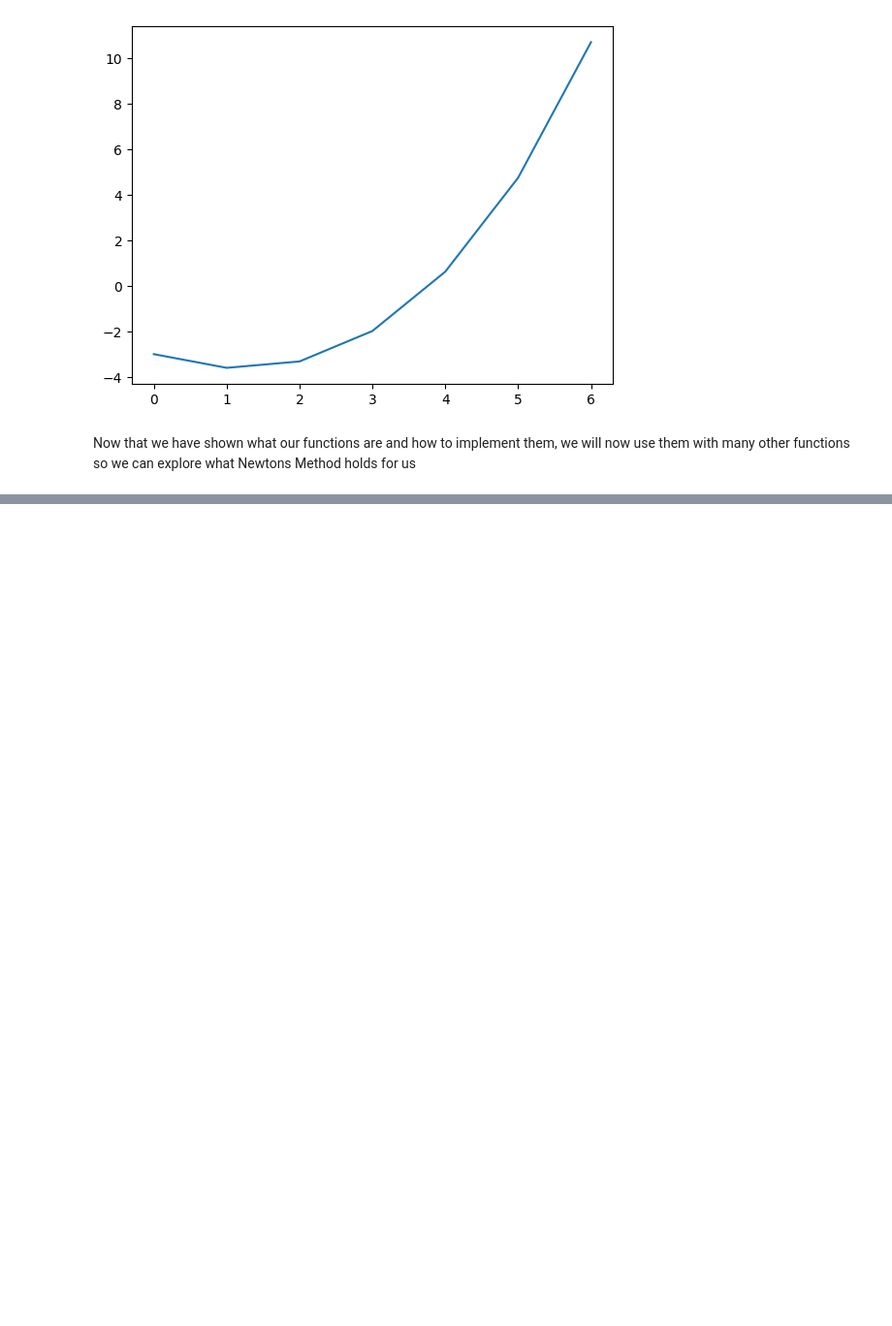
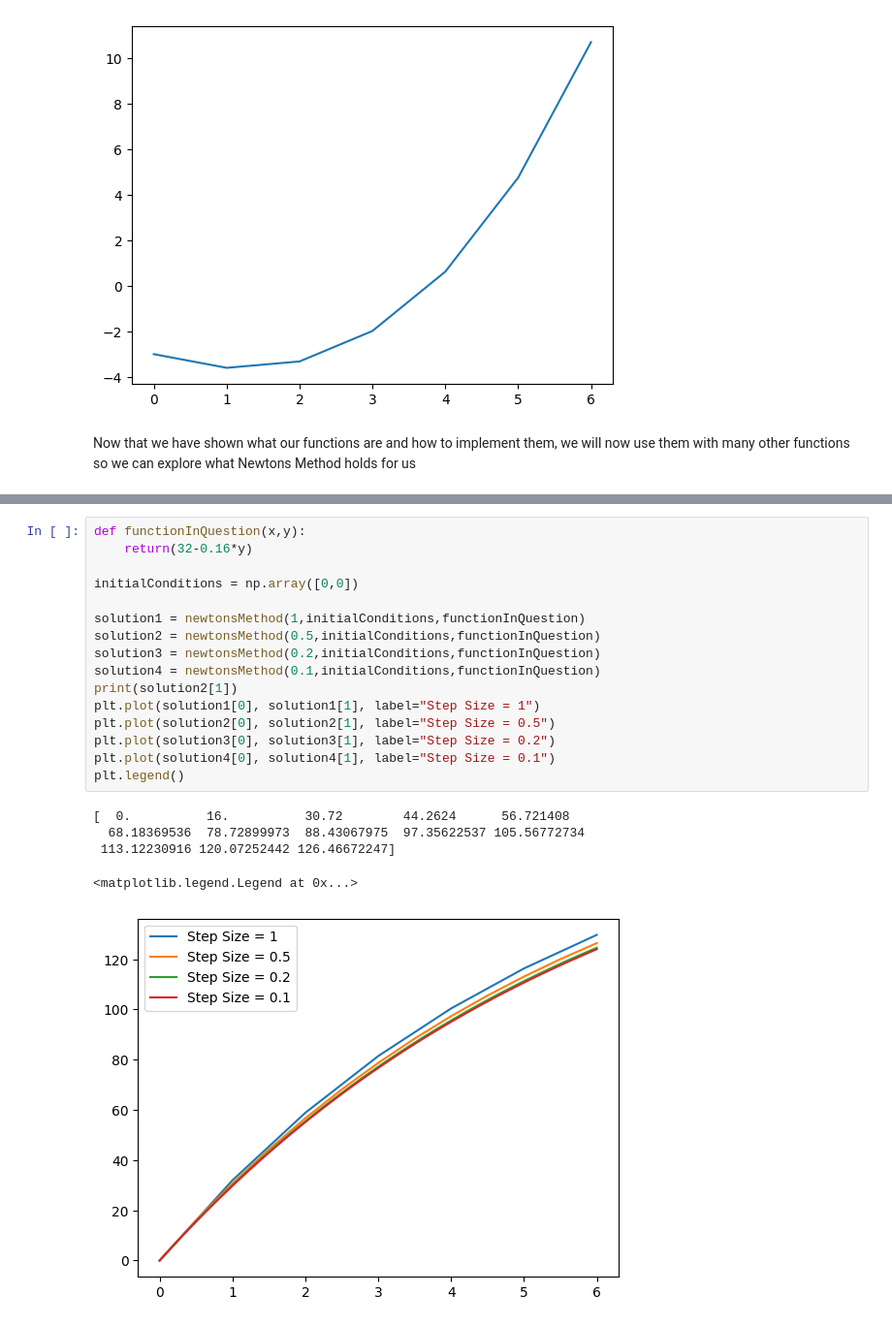
Before and after one commit to AndyJohnsonMath/numericalDifferentialEquations, a Jupyter notebook: Newtons Method.ipynb, the cells around one changed output, grey strips where cells are left out. Shown at 97% size. Cells and saved outputs as stored; diff of their text form; blank space fills up the shorter version.

```diff
--- a/Newtons Method.ipynb
+++ b/Newtons Method.ipynb
@@ -86,0 +66,22 @@ plt.legend()
+# %%
+def functionInQuestion(x,y):
+    return(32-0.16*y)
+
+initialConditions = np.array([0,0])
+
+solution1 = newtonsMethod(1,initialConditions,functionInQuestion)
+solution2 = newtonsMethod(0.5,initialConditions,functionInQuestion)
+solution3 = newtonsMethod(0.2,initialConditions,functionInQuestion)
+solution4 = newtonsMethod(0.1,initialConditions,functionInQuestion)
+print(solution2[1])
+plt.plot(solution1[0], solution1[1], label="Step Size = 1")
+plt.plot(solution2[0], solution2[1], label="Step Size = 0.5")
+plt.plot(solution3[0], solution3[1], label="Step Size = 0.2")
+plt.plot(solution4[0], solution4[1], label="Step Size = 0.1")
+plt.legend()
+# %% [output]
+[  0.          16.          30.72        44.2624      56.721408
+  68.18369536  78.72899973  88.43067975  97.35622537 105.56772734
+ 113.12230916 120.07252442 126.46672247]
+<matplotlib.legend.Legend at 0x...>
+[figure, added]
```
Also changed, not shown: parts of 4 cells of this notebook.
